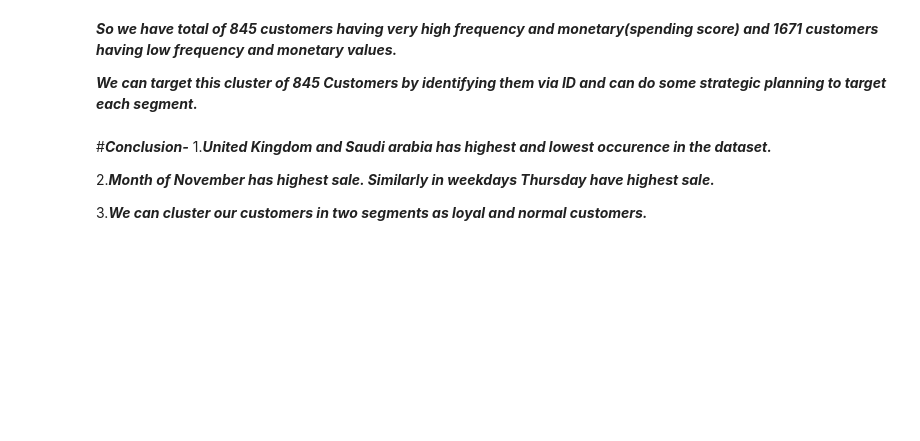
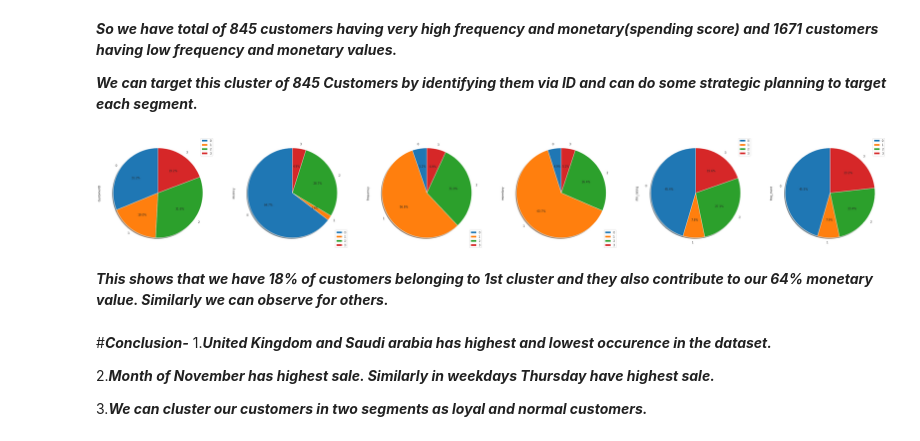
Before and after one commit to asim5800/Online-Retail-Customer-Segmentation-, a Jupyter notebook: Online_Retail_Customer_Segmentation_Asim_siddiqui.ipynb, the cells around one changed output. Cells and saved outputs as stored; diff of their text form; code cells hidden in the pictures; blank space fills up the shorter version.

```diff
--- a/Online_Retail_Customer_Segmentation_Asim_siddiqui.ipynb
+++ b/Online_Retail_Customer_Segmentation_Asim_siddiqui.ipynb
@@ -1128,6 +1128,15 @@ c2
 ***So we have total of 845 customers having very high frequency and monetary(spending score) and 1671 customers having low frequency and monetary values.***
 
 ***We can target this cluster of 845 Customers by identifying them via ID and can do some strategic planning to target each segment.***
+# %%
+#visualising all clsuters with pie chart
+pie_df = rfm[['CustomerID', 'recency','frequency', 'monetary','rfm_rating', 'freq_mont','Cluster']]
+
+pie_df.groupby(['Cluster']).sum().plot(kind='pie', subplots=True, shadow = True,startangle=90,figsize=(50,10), autopct='%1.1f%%');
+# %% [output]
+[figure, added]
+# %% [markdown]
+***This shows that we have 18% of customers belonging to 1st cluster and they also contribute to our 64% monetary value. Similarly we can observe for others.***
 # %% [markdown]
 #***Conclusion-***
 1.***United Kingdom and Saudi arabia has highest and lowest occurence in the dataset.***
```
Also changed, not shown: parts of 7 cells of this notebook.
